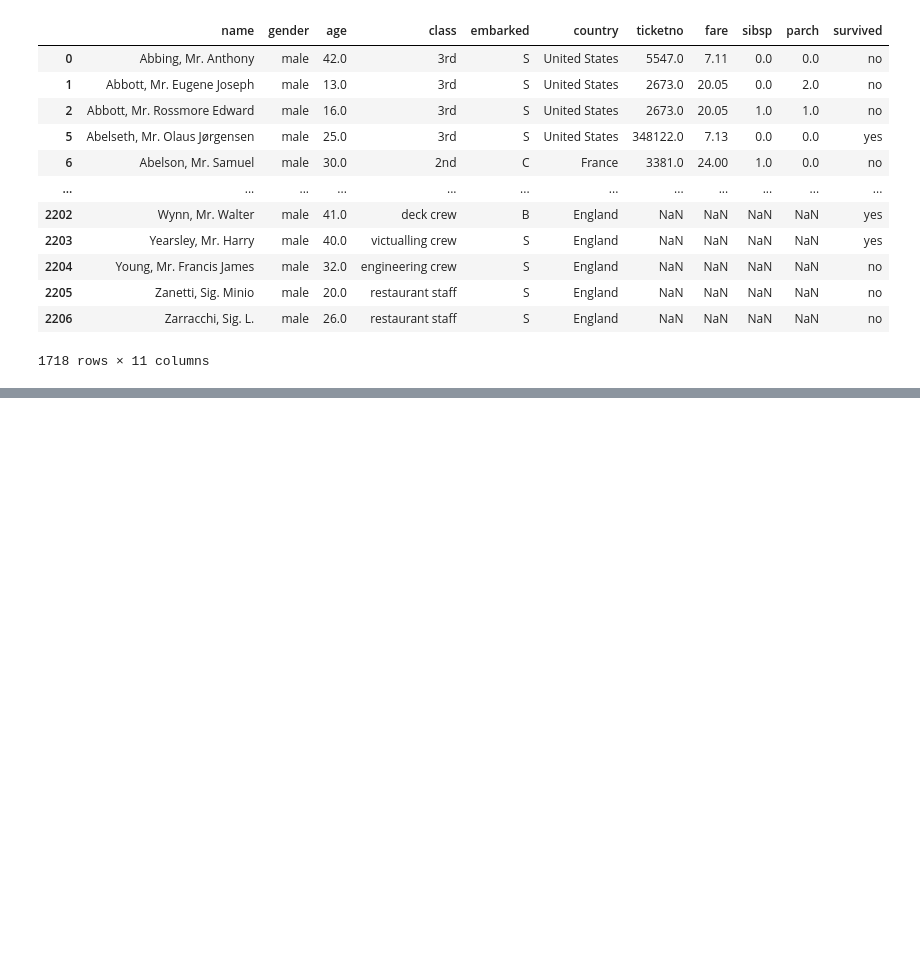
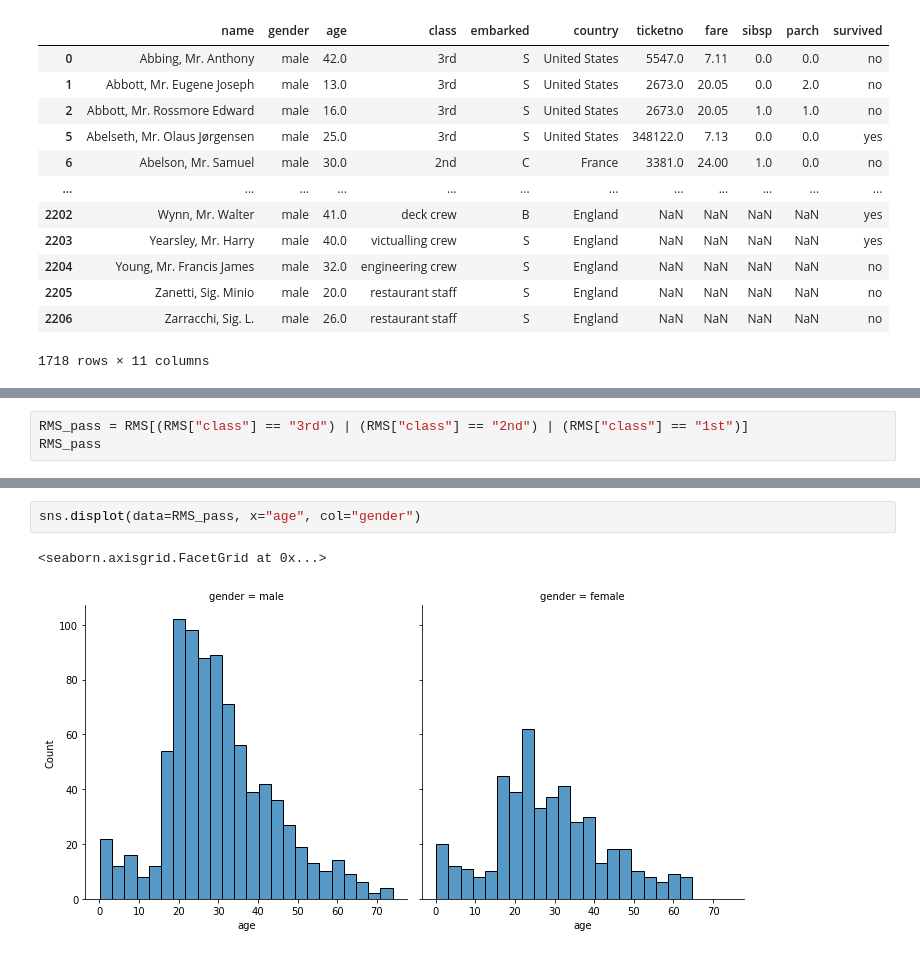
Before and after one commit to AH-Holland/Titanic_Ex, a Jupyter notebook: Titanic.ipynb, the cells around one changed output, grey strips where cells are left out. Saved outputs shown, nothing was run; the diff lists cells and outputs as text; blank space fills up the shorter version.

```diff
--- a/Titanic.ipynb
+++ b/Titanic.ipynb
@@ -89,0 +126,3 @@ Name: gender, Length: 2207, dtype: bool
+# %%
+RMS_pass = RMS[(RMS["class"] == "3rd") | (RMS["class"] == "2nd") | (RMS["class"] == "1st")]
+RMS_pass
@@ -89,0 +177,5 @@ Name: gender, Length: 2207, dtype: bool
+# %%
+sns.displot(data=RMS_pass, x="age", col="gender")
+# %% [output]
+<seaborn.axisgrid.FacetGrid at 0x...>
+[figure, added]
```
Also changed, not shown: parts of 12 cells of this notebook.
